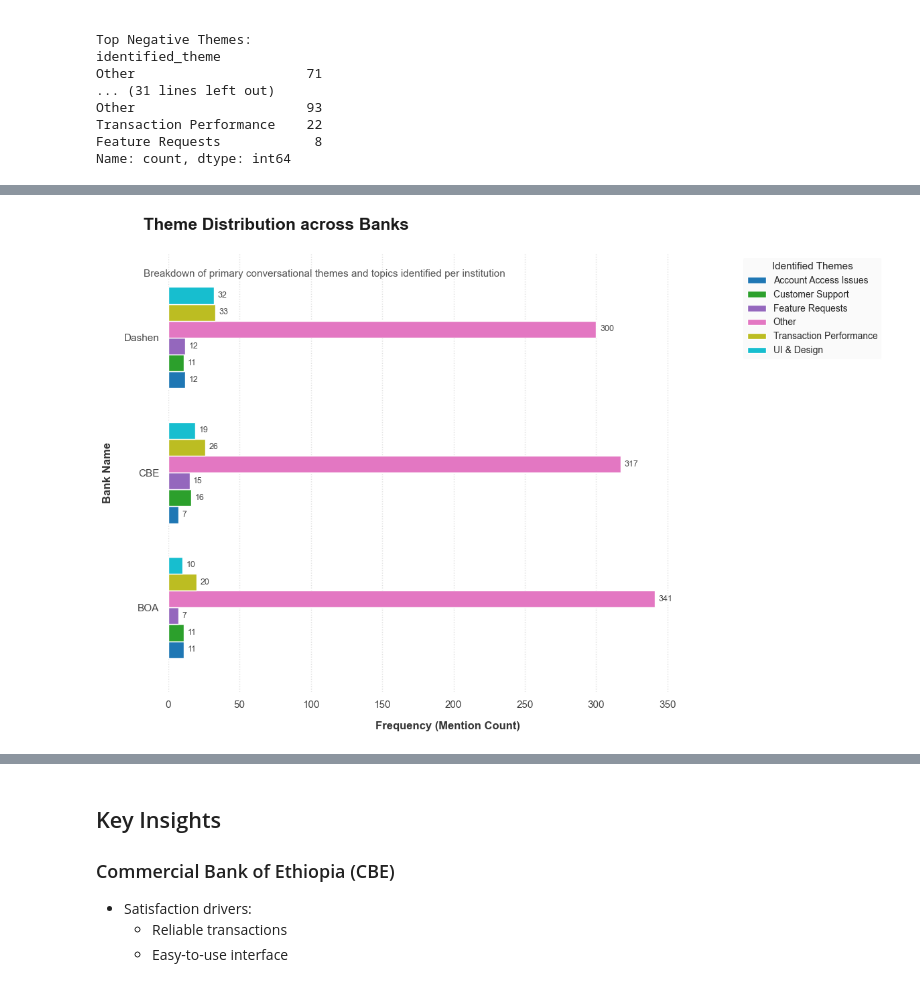
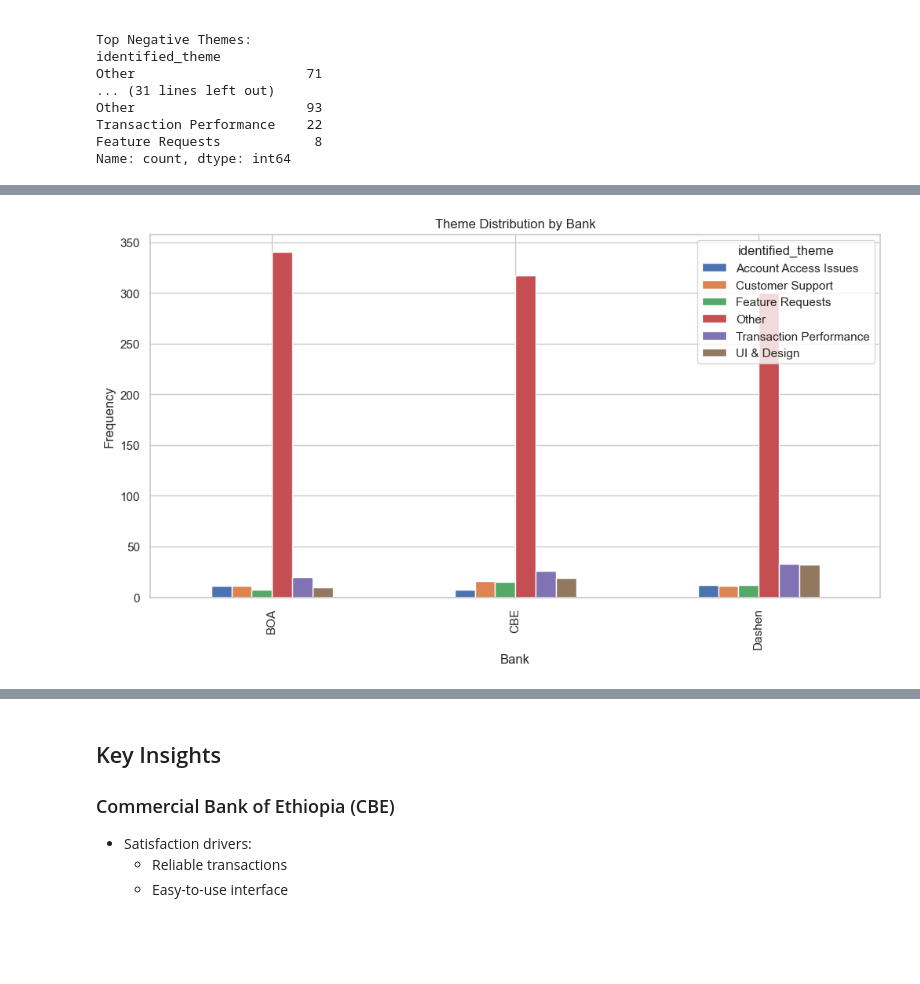
Before and after one commit to RahemetGisho/fintech-review-analytics, a Jupyter notebook: notebooks/task4_insights_visualization.ipynb, the cells around one changed output, grey strips where cells are left out. Saved outputs shown, nothing was run; the diff lists cells and outputs as text; code cells hidden in the pictures; blank space fills up the shorter version.

```diff
--- a/notebooks/task4_insights_visualization.ipynb
+++ b/notebooks/task4_insights_visualization.ipynb
@@ -272,85 +149,13 @@ sns.despine(left=True, bottom=True)
 # %%
-# 1. Prepare data and set a clean, modern style
-sns.set_theme(style="whitegrid", context="notebook")
-plt.rcParams["font.family"] = "sans-serif"
+theme_dist = pd.crosstab(df["bank"], df["identified_theme"])
 
-# 2. Transpose or structure so it reads beautifully horizontally
-# Tip: Sorting by total frequency makes the entire chart flow better
-theme_dist = pd.crosstab(df["bank"], df["identified_theme"])
-theme_dist = theme_dist.loc[theme_dist.sum(axis=1).sort_values(ascending=True).index]
+theme_dist.plot(kind="bar", figsize=(12,6))
 
-# 3. Initialize a wider figure for horizontal layout
-fig, ax = plt.subplots(figsize=(12, 8), dpi=100)
+plt.title("Theme Distribution by Bank")
+plt.xlabel("Bank")
+plt.ylabel("Frequency")
 
-# 4. Plot as a horizontal bar chart (kind="barh")
-# Using a rich, cohesive palette like "Rocket", "Mako", or "viridis_r"
-theme_dist.plot(
-    kind="barh",
-    ax=ax,
-    colormap="tab10",   # Great for distinct categorical themes
-    width=0.75,         # Gives a balanced look to grouped clusters
-    edgecolor="white",  # Crisp white borders between grouped bars
-    linewidth=1
-)
-
-# 5. Add value labels on the ends of the bars safely
-for container in ax.containers:
-    # Only show labels for bars with a value greater than 0 to avoid clutter
-    labels = [f"{int(v)}" if v > 0 else "" for v in container.datavalues]
-    ax.bar_label(
-        container,
-        labels=labels,
-        label_type="edge",    # Places label just outside the end of the bar
-        padding=4,            # Soft padding away from the bar edge
-        fontsize=9,
-        color="#444444"
-    )
-
-# 6. Premium Typography & Left-Aligned Layout
-# Dynamic positioning based on the number of categories
-max_x = theme_dist.values.max()
-ax.text(
-    x=-max_x * 0.05, y=len(theme_dist) - 0.2,
-    s="Theme Distribution across Banks",
-    fontsize=18, fontweight="bold", color="#1a1a1a"
-)
-ax.text(
-    x=-max_x * 0.05, y=len(theme_dist) - 0.55,
-    s="Breakdown of primary conversational themes and topics identified per institution",
-    fontsize=11, color="#555555"
-)
-
-# 7. Clean Axis & Tick Settings
-ax.set_ylabel("Bank Name", fontsize=12, fontweight="semibold", labelpad=12, color="#333333")
-ax.set_xlabel("Frequency (Mention Count)", fontsize=12, fontweight="semibold", labelpad=12, color="#333333")
-
-# Tick polishing
-ax.tick_params(axis="both", which="major", labelsize=11, colors="#444444")
-
-# Soft vertical gridlines only (since the bars are horizontal now!)
-ax.grid(axis="y", visible=False)
-ax.grid(axis="x", linestyle=":", alpha=0.6, color="#cccccc")
-
-# Extra breathing room on the right side so labels aren't cut off
-ax.set_xlim(0, theme_dist.values.max() * 1.15)
-
-# 8. Legend Styling (Moved cleanly to the side)
-ax.legend(
-    title="Identified Themes",
-    title_fontsize=11,
-    fontsize=10,
-    loc="upper left",
-    bbox_to_anchor=(1.02, 1),
-    frameon=True,
-    facecolor="#f9f9f9",
-    edgecolor="none"
-)
-
-# Strip remaining heavy borders
-sns.despine(left=True, bottom=True)
-
-plt.tight_layout()
 plt.show()
 # %% [output]
-[figure, old version]
+[figure, new version]
 # %%
```
Also changed, not shown: parts of 4 cells of this notebook.
